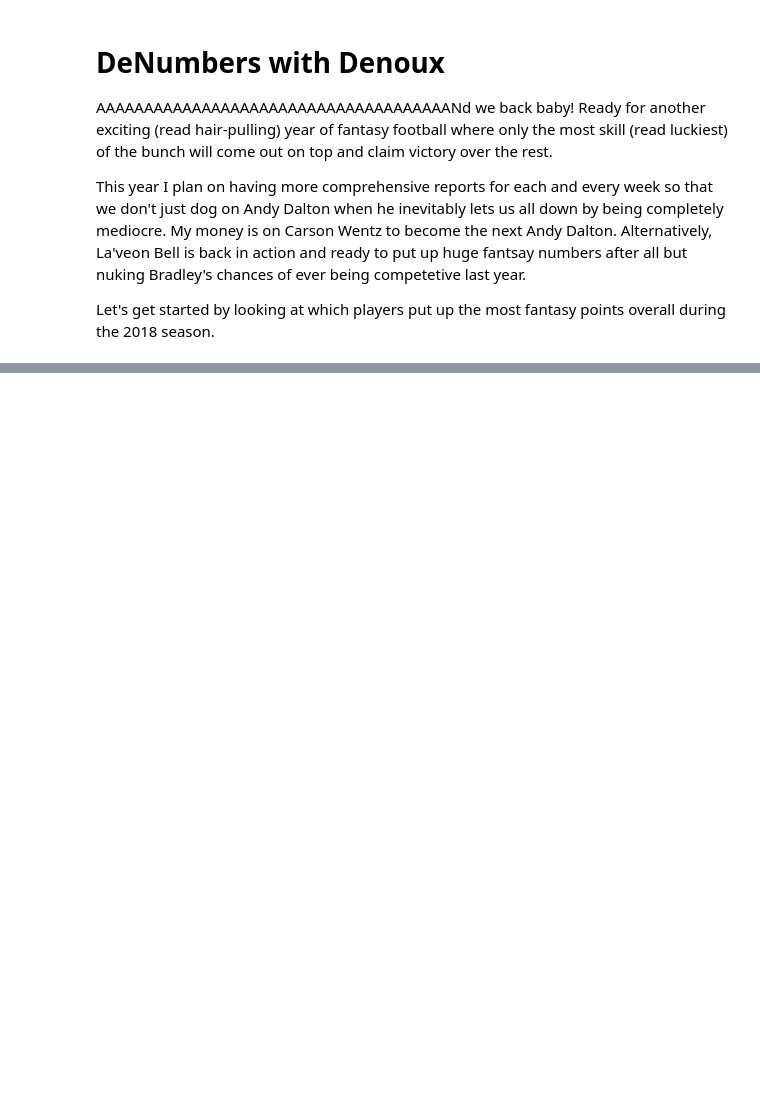
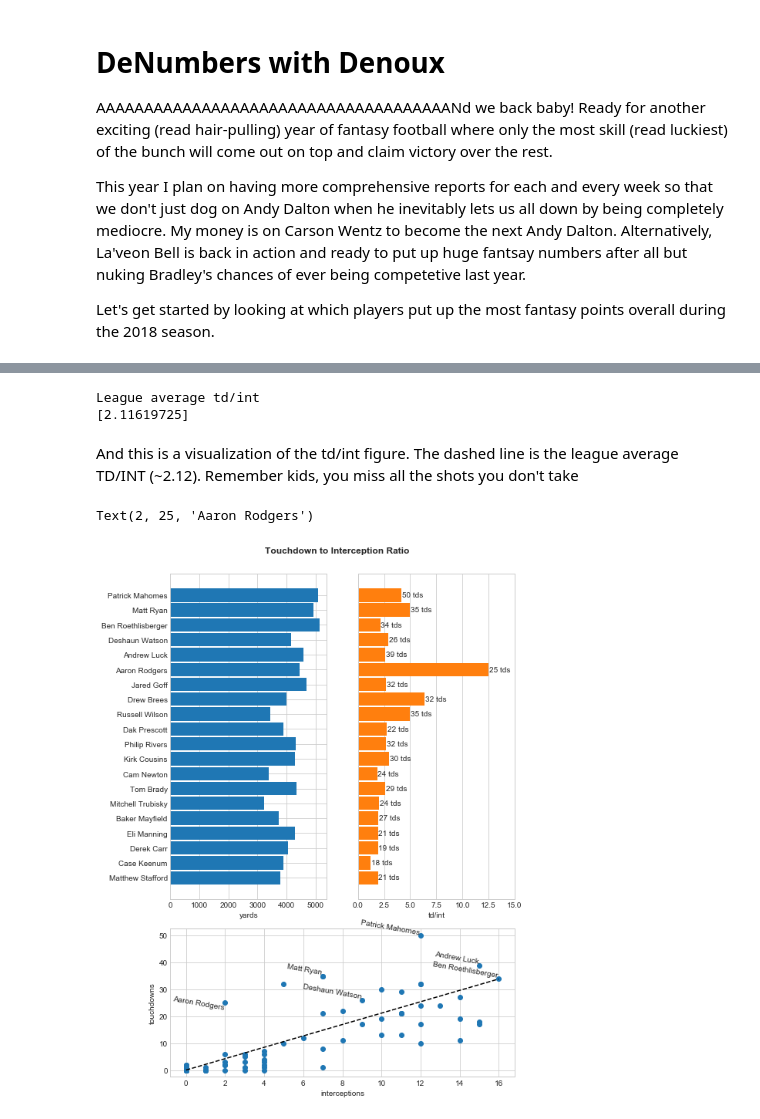
Before and after one commit to RyanPDenoux/nfl, a Jupyter notebook: quarterback_rating/2019 Fantasy Football.ipynb, the cells around one changed output, grey strips where cells are left out. Cells and saved outputs as stored; diff of their text form; code cells hidden in the pictures; blank space fills up the shorter version.

```diff
--- a/quarterback_rating/2019 Fantasy Football.ipynb
+++ b/quarterback_rating/2019 Fantasy Football.ipynb
@@ -44,0 +78,7 @@ Sometimes the universe is just cruel, and then Rodger Goodell has to come and pi
+# %%
+qb_stats = ['pass_cmp', 'pass_att', 'pass_yds', 'pass_td', 'pass_int']
+
+quarterbacks = fantasy_players.loc[fantasy_players['fantasy_pos'] == 'QB', :]
+
+top_qbs = quarterbacks.head(20).sort_values(by='fantasy_points_ppr')
+quarterbacks[player_stats + qb_stats + ['td/int']].head(20)
@@ -44,0 +103,54 @@ Sometimes the universe is just cruel, and then Rodger Goodell has to come and pi
+# %%
+td_int_ratio = quarterbacks.loc[quarterbacks['pass_att'] > 50, ['td/int']].mean()
+print('League average td/int')
+print(td_int_ratio.values)
+# %% [output]
+League average td/int
+[2.11619725]
+# %% [markdown]
+And this is a visualization of the td/int figure. The dashed line is the league average TD/INT (~2.12). Remember kids, you miss all the shots you don't take
+# %%
+plt.figure(figsize=(8, 12))
+plt.suptitle('Touchdown to Interception Ratio', weight='heavy', y=0.92)
+
+plt.subplot2grid((3, 2), (0, 1), rowspan=2)
+plt.barh(top_qbs['player'], width=top_qbs['td/int'], color='C1', height=0.9)
+plt.xlabel('td/int')
+plt.xlim([0, 15])
+plt.yticks([])
+for index, row in top_qbs.iterrows():
+    plt.annotate(
+        '{} tds'.format(row['pass_td']),
+        (row['td/int'] + 0.05, row['player']),
+        ha='left', va='center'
+    )
+
+plt.subplot2grid((3, 2), (0, 0), rowspan=2)
+plt.barh(top_qbs['player'], width=top_qbs['pass_yds'], height=0.9)
+plt.xlabel('yards')
+
+plt.subplot2grid((3, 2), (2, 0), colspan=2)
+plt.scatter(quarterbacks['pass_int'], quarterbacks['pass_td'])
+plt.xlabel('interceptions')
+plt.ylabel('touchdowns')
+
+x_vals = [0, quarterbacks['pass_int'].max()]
+y_vals = [0, quarterbacks['pass_int'].max() * td_int_ratio]
+plt.plot(x_vals, y_vals, 'k--')
+
+for index, row in quarterbacks.head().iterrows():
+    plt.annotate(
+        row['player'],
+        (int(row['pass_int']), int(row['pass_td'])),
+        ha='right', va='bottom', rotation=350
+    )
+
+a_rodgy = quarterbacks[quarterbacks['player'] == 'Aaron Rodgers']
+plt.annotate(
+    a_rodgy['player'].values[0],
+    (int(a_rodgy['pass_int']), int(a_rodgy['pass_td'])),
+    ha='right', va='center', rotation=350
+)
+# %% [output]
+Text(2, 25, 'Aaron Rodgers')
+[figure, added]
```
Also changed, not shown: parts of 29 cells of this notebook, 1 other file.
